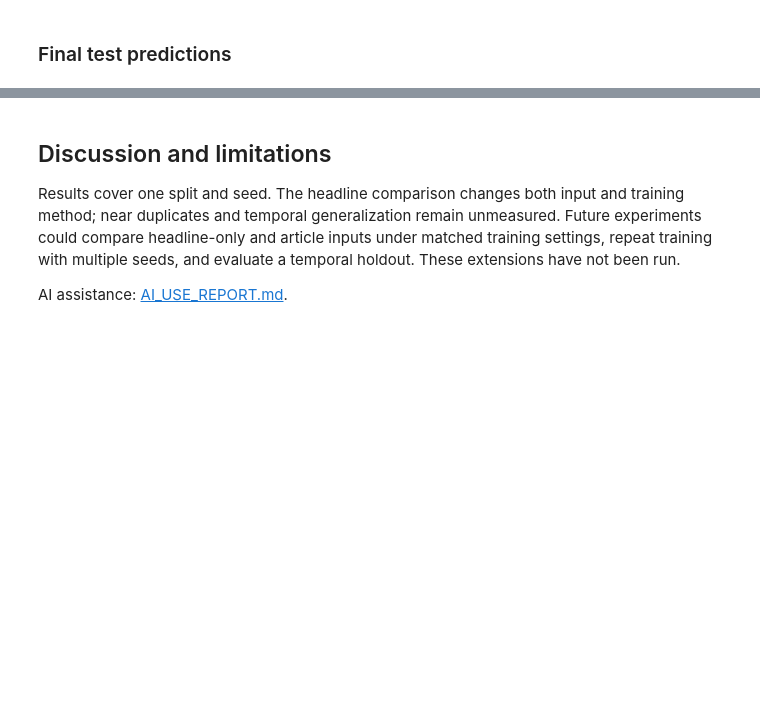
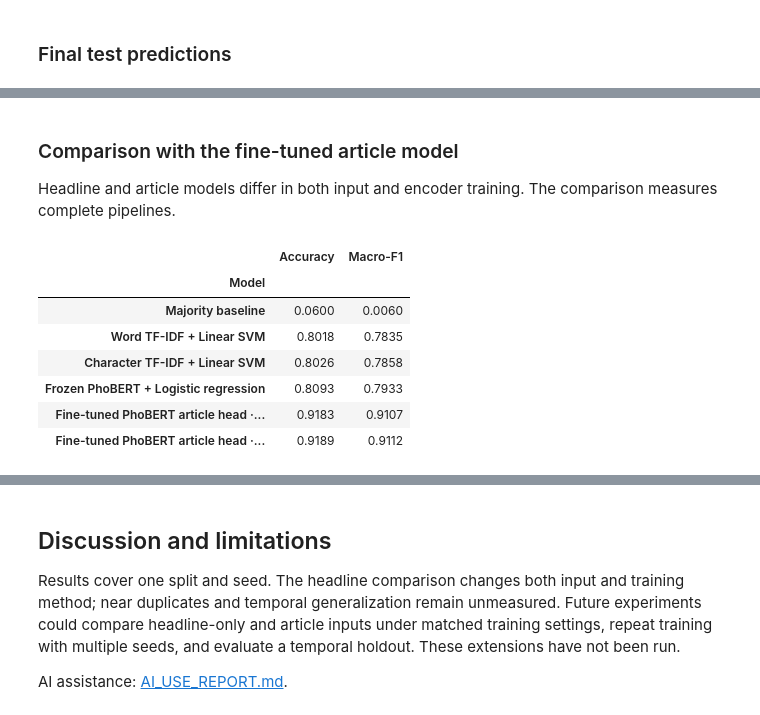
Before and after one commit to dathuynh1108/CO5177-PFDAV, a Jupyter notebook: notebooks/text.ipynb, the cells around one changed output, grey strips where cells are left out. Drawn from its saved outputs; the diff is of its cells as text; code cells hidden in the pictures; blank space fills up the shorter version.

```diff
--- a/notebooks/text.ipynb
+++ b/notebooks/text.ipynb
@@ -779,0 +809,26 @@ Run configuration, metrics, logs, confusion matrix, figures and checkpoint saved
+# %%
+cache_keys_before = {
+    p.name for p in (REPO / "data/text-features").glob("*") if p.is_dir()
+}
+phobert_features, encoding_info = embeddings(texts.tolist(), config)
+cache_reused = encoding_info["feature_cache_sha256"] in cache_keys_before
+run_encoding_info = {**encoding_info, "verified_embedding_cache_reused": cache_reused}
+print(
+    "PhoBERT:",
+    {
+        k: encoding_info[k]
+        for k in [
+            "model",
+            "revision",
+            "device",
+            "rows",
+            "max_length",
+            "pooling",
+            "encoding_seconds",
+        ]
+    },
+)
+print("Verified embedding cache reused:", cache_reused)
+(OUTPUT_ROOT / "phobert_features.json").write_text(
+    json.dumps(run_encoding_info, ensure_ascii=False, indent=2) + "\n"
+)
@@ -779,0 +1029,30 @@ Run configuration, metrics, logs, confusion matrix, figures and checkpoint saved
+# %% [markdown]
+### Comparison with the fine-tuned article model
+
+Headline and article models differ in both input and encoder training. The comparison measures complete pipelines.
+# %%
+comparison_rows = [
+    {"Model": record["name"],
+     "Accuracy": record["test"]["accuracy"],
+     "Macro-F1": record["test"]["macro_f1"]}
+    for record in records
+]
+article_metrics = json.loads((RUN_DIR / "metrics.json").read_text())
+for name, key in [
+    ("Fine-tuned PhoBERT article head · argmax", "test_before_calibration"),
+    ("Fine-tuned PhoBERT article head · calibrated", "test_after_validation_calibration"),
+]:
+    score = article_metrics[key]
+    comparison_rows.append({"Model": name, "Accuracy": score["accuracy"], "Macro-F1": score["f1_macro"]})
+comparison = pd.DataFrame(comparison_rows).set_index("Model")
+display(comparison.round(4))
+comparison.to_csv(baseline_dir / "model_comparison.csv")
+# %% [output]
+|  | Accuracy | Macro-F1 |
+| Model |  |  |
+| Majority baseline | 0.0600 | 0.0060 |
+| Word TF-IDF + Linear SVM | 0.8018 | 0.7835 |
+| Character TF-IDF + Linear SVM | 0.8026 | 0.7858 |
+| Frozen PhoBERT + Logistic regression | 0.8093 | 0.7933 |
+| Fine-tuned PhoBERT article head ·... | 0.9183 | 0.9107 |
+| Fine-tuned PhoBERT article head ·... | 0.9189 | 0.9112 |
```
Also changed, not shown: parts of 23 cells of this notebook, 41 other files.
